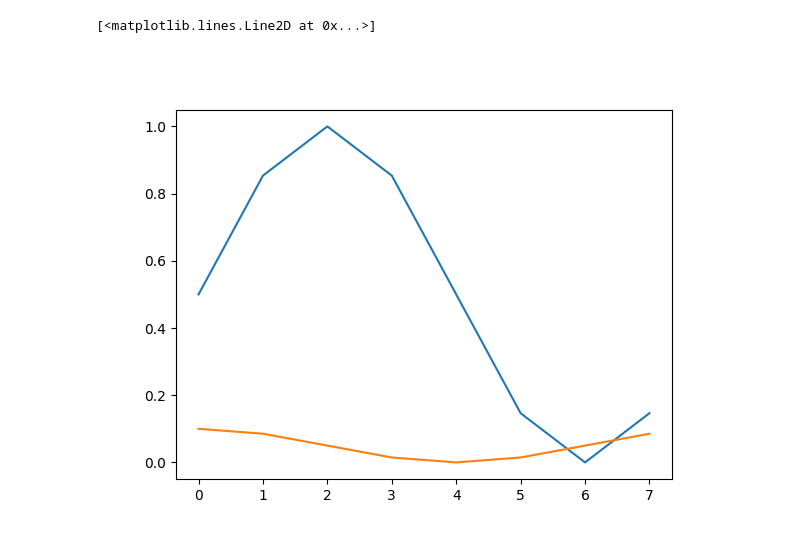
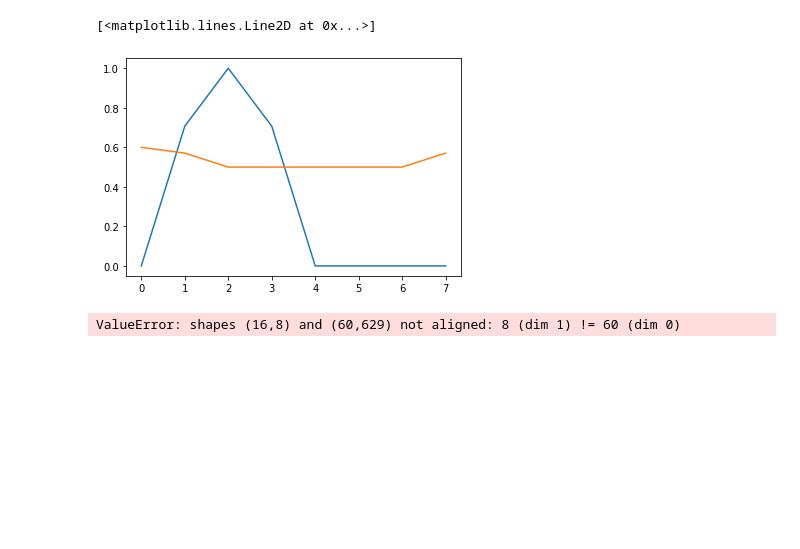
Before and after one commit to nilsceberg/path-integration-memory, a Jupyter notebook: notebooks/results/beta-analysis.ipynb, the cells around one changed output. Cells and saved outputs as stored; diff of their text form; code cells hidden in the pictures; blank space fills up the shorter version.

```diff
--- a/notebooks/results/beta-analysis.ipynb
+++ b/notebooks/results/beta-analysis.ipynb
@@ -23,19 +23,21 @@ from pim.network import Network, RecurrentForwardNetwork, InputLayer, Layer, Fun
 # %%
 N_COLUMNS = 8
 x = np.linspace(0, np.pi*2, N_COLUMNS, endpoint = False)
 
 
 A = 0.1
-d = -np.pi/2
+d = np.pi/2
 
-head = np.maximum(0,0.5*np.cos(x + d)+0.5)
-home = np.maximum(0,A*(0.5 * np.cos(x) + 0.5))
+head = np.clip(np.cos(x - d), 0, 1)
+#head = np.maximum(0,0.5*np.cos(x + d)+0.5)
+#home = np.maximum(0,A*(0.5 * np.cos(x) + 0.5))
+home = np.clip(np.maximum(0, A*np.cos(x)) + 0.5, 0, 1)
 
 plt.plot(head)
 plt.plot(home)
 # %% [output]
 [<matplotlib.lines.Line2D at 0x...>]
-[figure, old version]
+[figure, new version]
 # %%
 noise = 0.0
 pfn_weight_factor = 1
@@ -112,7 +114,8 @@ results = []
 
 
 for b in tqdm(betas):
-    home = np.clip(0.2*(0.5 * np.cos(x) + 0.5) + 0.8,0,1)
+    #home = np.clip(1*(0.5 * np.cos(x) + 0.5) + 0.5,0,1)
+    home = np.clip(0.5 * np.maximum(0, np.cos(x)) + 0.5, 0, 1)
     network = getNetwork(home,b)
     motors = []
     for delta in deltas:
@@ -129,6 +132,8 @@ for b in tqdm(betas):
         no_beta_motors = motors
 
     results.append(motors)
+# %% [output]
+ValueError: shapes (16,8) and (60,629) not aligned: 8 (dim 1) != 60 (dim 0)
 # %%
 plt.figure() #figsize=(10,10))
 #motors =
```
Also changed, not shown: parts of 2 cells of this notebook.
